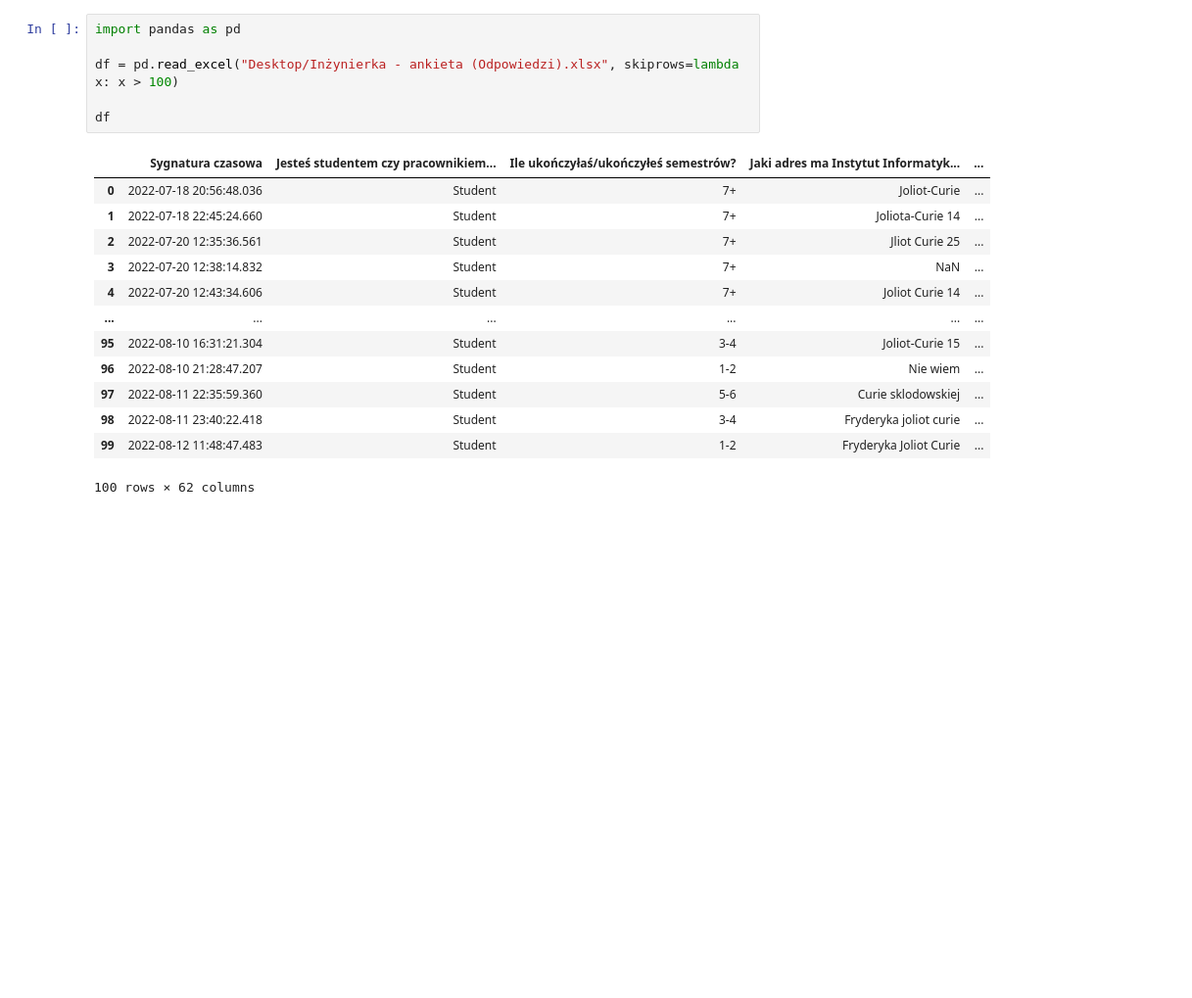
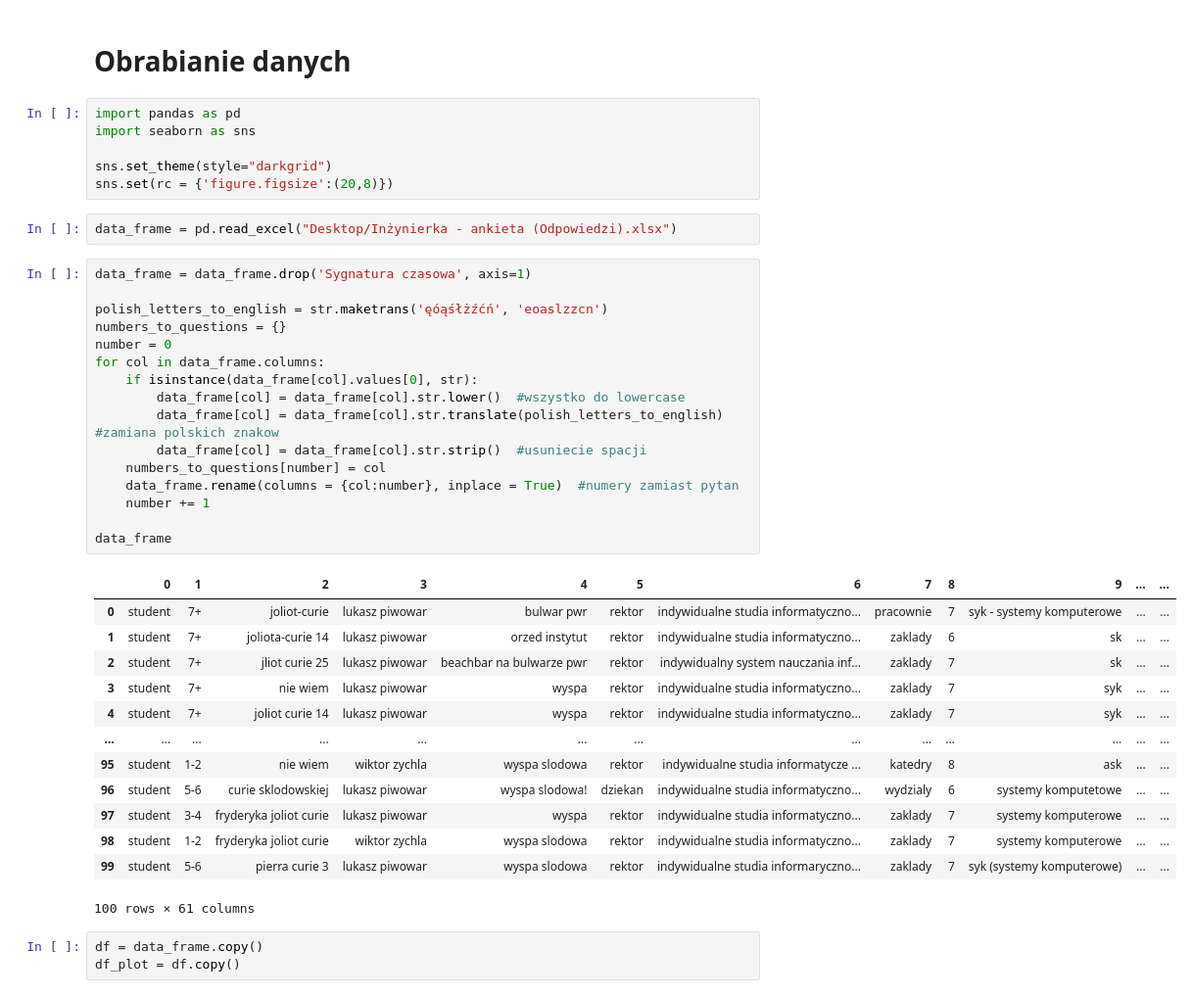
Before and after one commit to Zaffirar/NieJestemDziekanem, a Jupyter notebook: Inzynierka.ipynb, the cells around one changed output. Shown: that part at 98% size. Cells and saved outputs as stored; diff of their text form; blank space fills up the shorter version.

```diff
--- a/Inzynierka.ipynb
+++ b/Inzynierka.ipynb
@@ -1,20 +1,43 @@
+# %% [markdown]
+# Obrabianie danych
+# %%
+import pandas as pd
+import seaborn as sns
+
+sns.set_theme(style="darkgrid")
+sns.set(rc = {'figure.figsize':(20,8)})
 # %%
-import pandas as pd
-
-df = pd.read_excel("Desktop/Inżynierka - ankieta (Odpowiedzi).xlsx", skiprows=lambda x: x > 100)
-
-df
+data_frame = pd.read_excel("Desktop/Inżynierka - ankieta (Odpowiedzi).xlsx")
-# %% [output]
-|  | Sygnatura czasowa | Jesteś studentem czy pracownikiem... | Ile ukończyłaś/ukończyłeś semestrów? | Jaki adres ma Instytut Informatyk... | ... |
-| 0 | 2022-07-18 20:56:48.036 | Student | 7+ | Joliot-Curie | ... |
-| 1 | 2022-07-18 22:45:24.660 | Student | 7+ | Joliota-Curie 14 | ... |
-| 2 | 2022-07-20 12:35:36.561 | Student | 7+ | Jliot Curie 25 | ... |
-| 3 | 2022-07-20 12:38:14.832 | Student | 7+ | NaN | ... |
-| 4 | 2022-07-20 12:43:34.606 | Student | 7+ | Joliot Curie 14 | ... |
-| ... | ... | ... | ... | ... | ... |
-| 95 | 2022-08-10 16:31:21.304 | Student | 3-4 | Joliot-Curie 15 | ... |
-| 96 | 2022-08-10 21:28:47.207 | Student | 1-2 | Nie wiem | ... |
-| 97 | 2022-08-11 22:35:59.360 | Student | 5-6 | Curie sklodowskiej | ... |
-| 98 | 2022-08-11 23:40:22.418 | Student | 3-4 | Fryderyka joliot curie | ... |
-| 99 | 2022-08-12 11:48:47.483 | Student | 1-2 | Fryderyka Joliot Curie | ... |
-100 rows × 62 columns
+# %%
+data_frame = data_frame.drop('Sygnatura czasowa', axis=1)
+
+polish_letters_to_english = str.maketrans('ęóąśłżźćń', 'eoaslzzcn')
+numbers_to_questions = {}
+number = 0
+for col in data_frame.columns:
+    if isinstance(data_frame[col].values[0], str):
+        data_frame[col] = data_frame[col].str.lower()  #wszystko do lowercase
+        data_frame[col] = data_frame[col].str.translate(polish_letters_to_english)  #zamiana polskich znakow
+        data_frame[col] = data_frame[col].str.strip()  #usuniecie spacji
+    numbers_to_questions[number] = col
+    data_frame.rename(columns = {col:number}, inplace = True)  #numery zamiast pytan
+    number += 1
+
+data_frame
+# %% [output]
+|  | 0 | 1 | 2 | 3 | 4 | 5 | 6 | 7 | 8 | 9 | ... | ... |
+| 0 | student | 7+ | joliot-curie | lukasz piwowar | bulwar pwr | rektor | indywidualne studia informatyczno... | pracownie | 7 | syk - systemy komputerowe | ... | ... |
+| 1 | student | 7+ | joliota-curie 14 | lukasz piwowar | orzed instytut | rektor | indywidualne studia informatyczno... | zaklady | 6 | sk | ... | ... |
+| 2 | student | 7+ | jliot curie 25 | lukasz piwowar | beachbar na bulwarze pwr | rektor | indywidualny system nauczania inf... | zaklady | 7 | sk | ... | ... |
+| 3 | student | 7+ | nie wiem | lukasz piwowar | wyspa | rektor | indywidualne studia informatyczno... | zaklady | 7 | syk | ... | ... |
+| 4 | student | 7+ | joliot curie 14 | lukasz piwowar | wyspa | rektor | indywidualne studia informatyczno... | zaklady | 7 | syk | ... | ... |
+| ... | ... | ... | ... | ... | ... | ... | ... | ... | ... | ... | ... | ... |
+| 95 | student | 1-2 | nie wiem | wiktor zychla | wyspa slodowa | rektor | indywidualne studia informatycze ... | katedry | 8 | ask | ... | ... |
+| 96 | student | 5-6 | curie sklodowskiej | lukasz piwowar | wyspa slodowa! | dziekan | indywidualne studia informatyczno... | wydzialy | 6 | systemy komputetowe | ... | ... |
+| 97 | student | 3-4 | fryderyka joliot curie | lukasz piwowar | wyspa | rektor | indywidualne studia informatyczno... | zaklady | 7 | systemy komputerowe | ... | ... |
+| 98 | student | 1-2 | fryderyka joliot curie | wiktor zychla | wyspa slodowa | rektor | indywidualne studia informatyczno... | zaklady | 7 | systemy komputerowe | ... | ... |
+| 99 | student | 5-6 | pierra curie 3 | lukasz piwowar | wyspa slodowa | rektor | indywidualne studia informaryczno... | zaklady | 7 | syk (systemy komputerowe) | ... | ... |
+100 rows × 61 columns
+# %%
+df = data_frame.copy()
+df_plot = df.copy()
```
Also changed, not shown: parts of 41 cells of this notebook.
